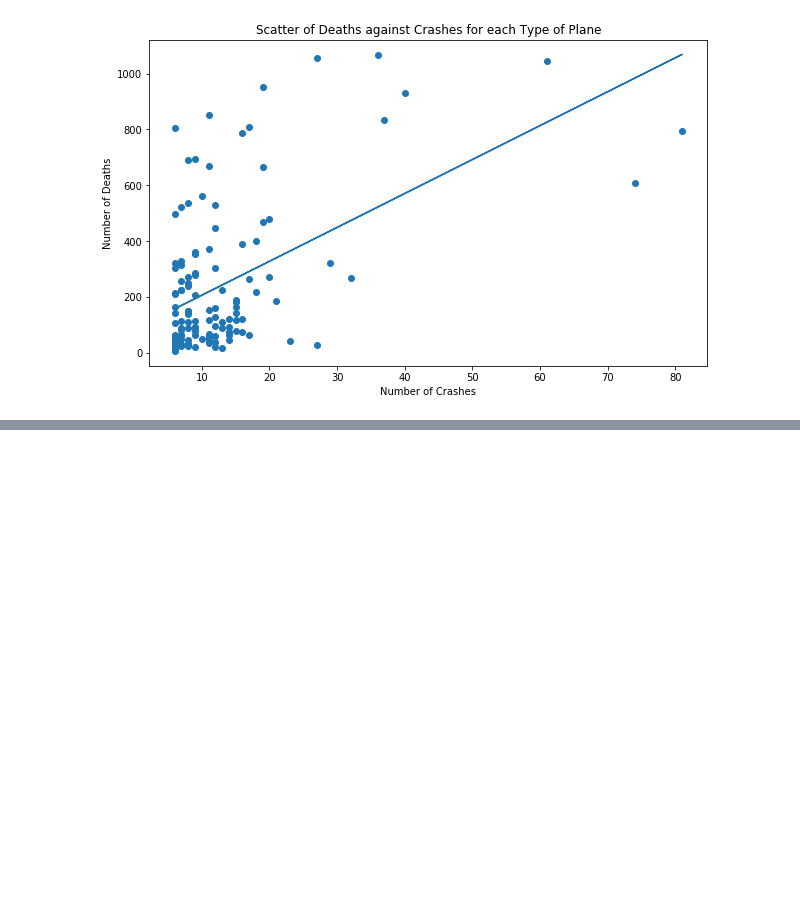
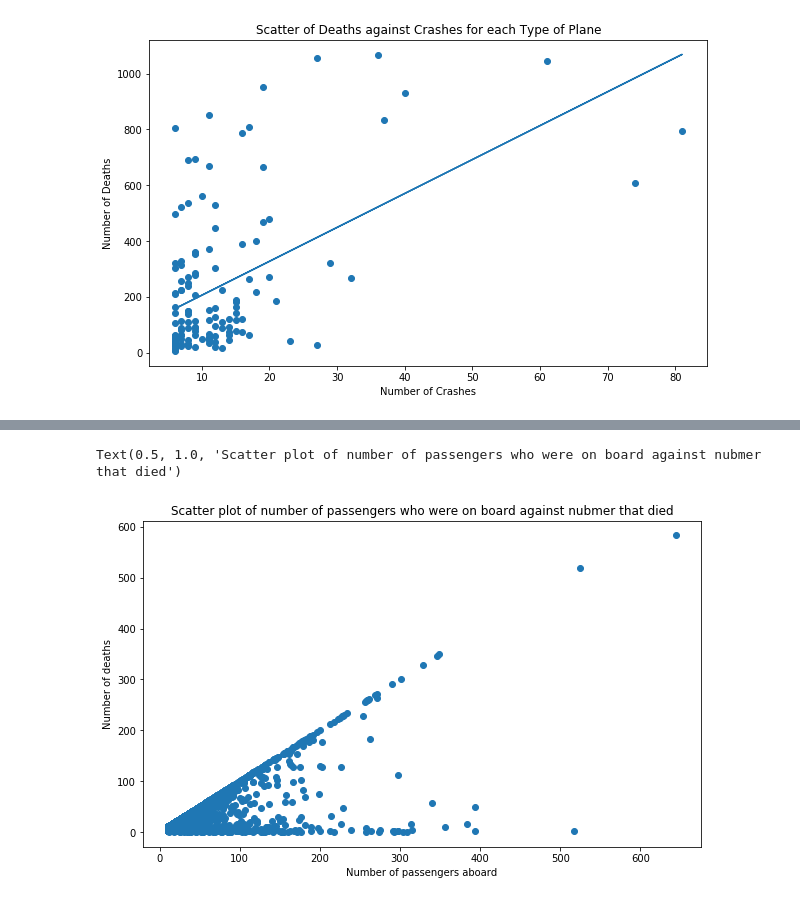
Before and after one commit to SamClarke42/Flight-Data-Analysis, a Jupyter notebook: Air flight data.ipynb, the cells around one changed output, grey strips where cells are left out. Cells and saved outputs as stored; diff of their text form; code cells hidden in the pictures; blank space fills up the shorter version.

```diff
--- a/Air flight data.ipynb
+++ b/Air flight data.ipynb
@@ -271,0 +297,17 @@ Text(0.5, 1.0, 'Scatter of Deaths against Crashes for each Type of Plane')
+# %%
+data7 = data[data['Aboard']>10]
+data7 = data7[data7['Operator'].str.contains('Military')==False]
+
+X_4 = data7['Aboard'].values.reshape(-1, 1)
+y_4 = data7['Fatalities'].values.reshape(-1, 1)
+
+plt.figure(figsize=(10,6))
+
+plt.scatter(X_4,y_4)
+
+plt.xlabel('Number of passengers aboard')
+plt.ylabel('Number of deaths')
+plt.title('Scatter plot of number of passengers who were on board against nubmer that died')
+# %% [output]
+Text(0.5, 1.0, 'Scatter plot of number of passengers who were on board against nubmer that died')
+[figure, added]
```
Also changed, not shown: parts of 11 cells of this notebook.
